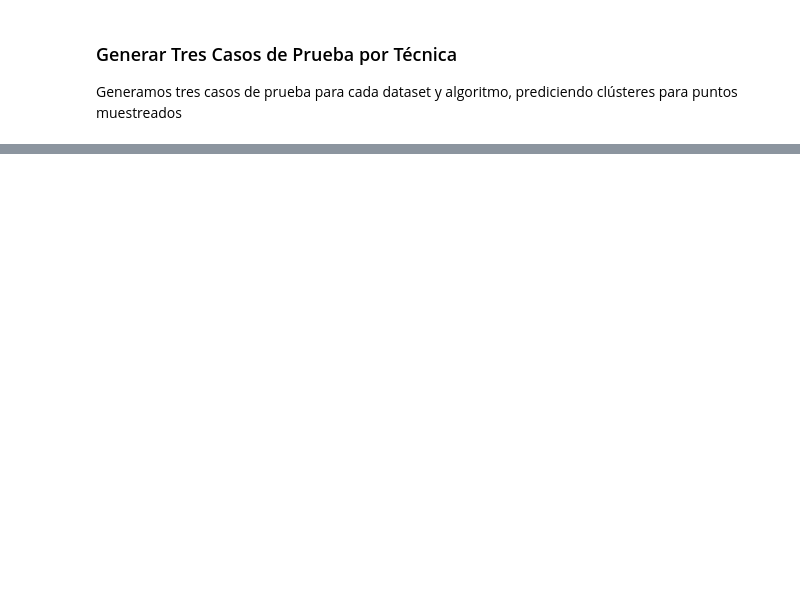
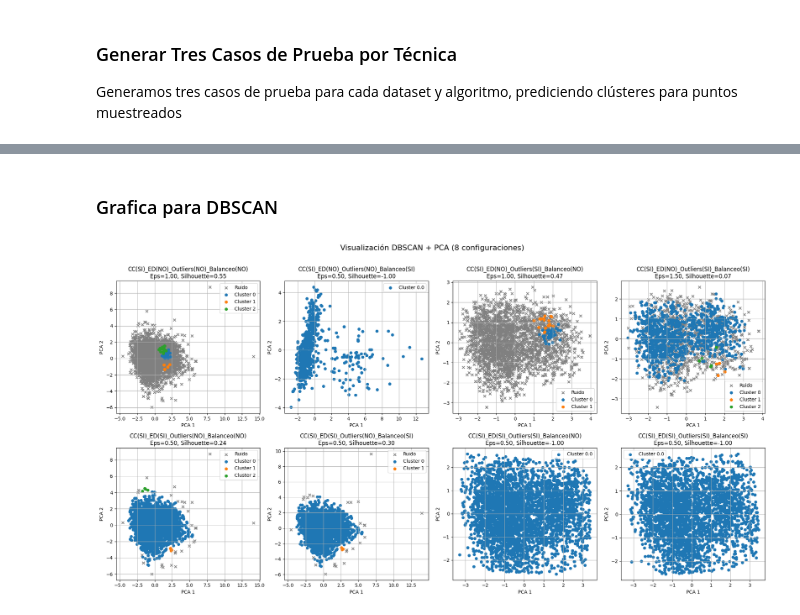
Before and after one commit to agarcia1607/PracticaIA2, a Jupyter notebook: Aprendizaje supervi/Dataset.ipynb, the cells around one changed output, grey strips where cells are left out. Cells and saved outputs as stored; diff of their text form; code cells hidden in the pictures; blank space fills up the shorter version.

```diff
--- a/Aprendizaje supervi/Dataset.ipynb
+++ b/Aprendizaje supervi/Dataset.ipynb
@@ -1552,0 +1504,48 @@ Muestra 3: [-0.68 -0.79], Clúster: -1
+# %% [markdown]
+### Grafica para DBSCAN
+# %%
+import matplotlib.pyplot as plt
+from sklearn.decomposition import PCA
+import numpy as np
+
+# Crear figura con 8 subgráficos (2 filas, 4 columnas)
+fig, axes = plt.subplots(2, 4, figsize=(20, 10))
+axes = axes.flatten()
+
+# Paleta de colores para clusters (excluyendo el ruido)
+from matplotlib import cm
+cmap = cm.get_cmap('tab10')
+
+for idx, (config, resultados) in enumerate(resultados_dbscan.items()):
+    etiquetas = resultados['etiquetas']
+    X_temp = datasets[config]
+
+    # Aplicar PCA
+    pca = PCA(n_components=2)
+    X_pca = pca.fit_transform(X_temp)
+
+    # Graficar clusters
+    ax = axes[idx]
+    etiquetas_unicas = np.unique(etiquetas)
+
+    for etiqueta in etiquetas_unicas:
+        puntos = X_pca[etiquetas == etiqueta]
+        if etiqueta == -1:
+            # Ruido: color gris
+            ax.scatter(puntos[:, 0], puntos[:, 1], c='gray', label='Ruido', s=30, marker='x')
+        else:
+            color = cmap(etiqueta % 10)  # Rotar colores si hay más de 10 clusters
+            ax.scatter(puntos[:, 0], puntos[:, 1], c=[color], label=f'Cluster {etiqueta}', s=30)
+
+    ax.set_title(f'{config}\nEps={resultados["eps"]:.2f}, Silhouette={resultados["silhouette"]:.2f}')
+    ax.set_xlabel('PCA 1')
+    ax.set_ylabel('PCA 2')
+    ax.legend()
+    ax.grid(True)
+
+# Ajustar espacios entre subgráficos
+plt.tight_layout()
+plt.suptitle('Visualización DBSCAN + PCA (8 configuraciones)', fontsize=16, y=1.05)
+plt.show()
+# %% [output]
+[figure, added]
```
Also changed, not shown: parts of 11 cells of this notebook.
